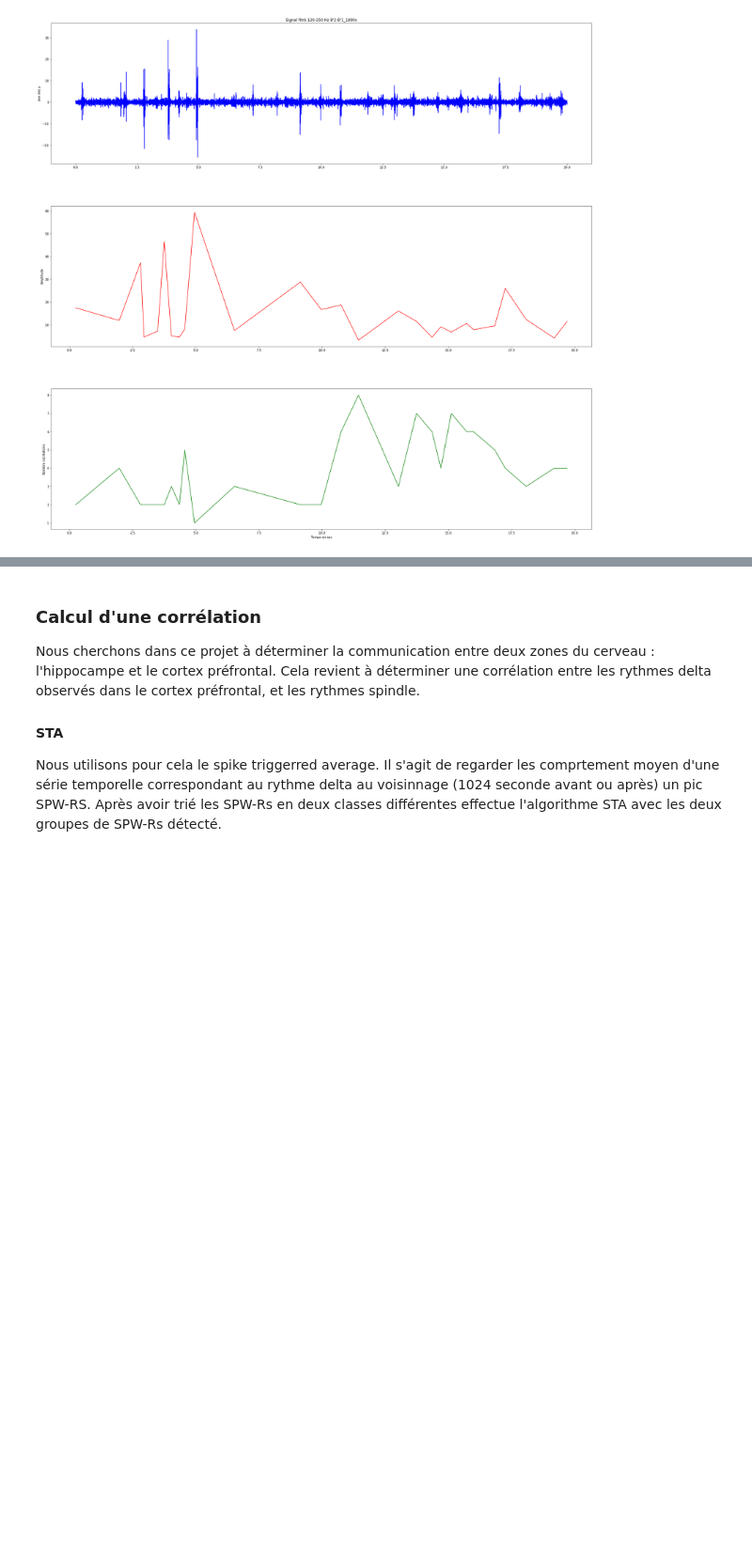
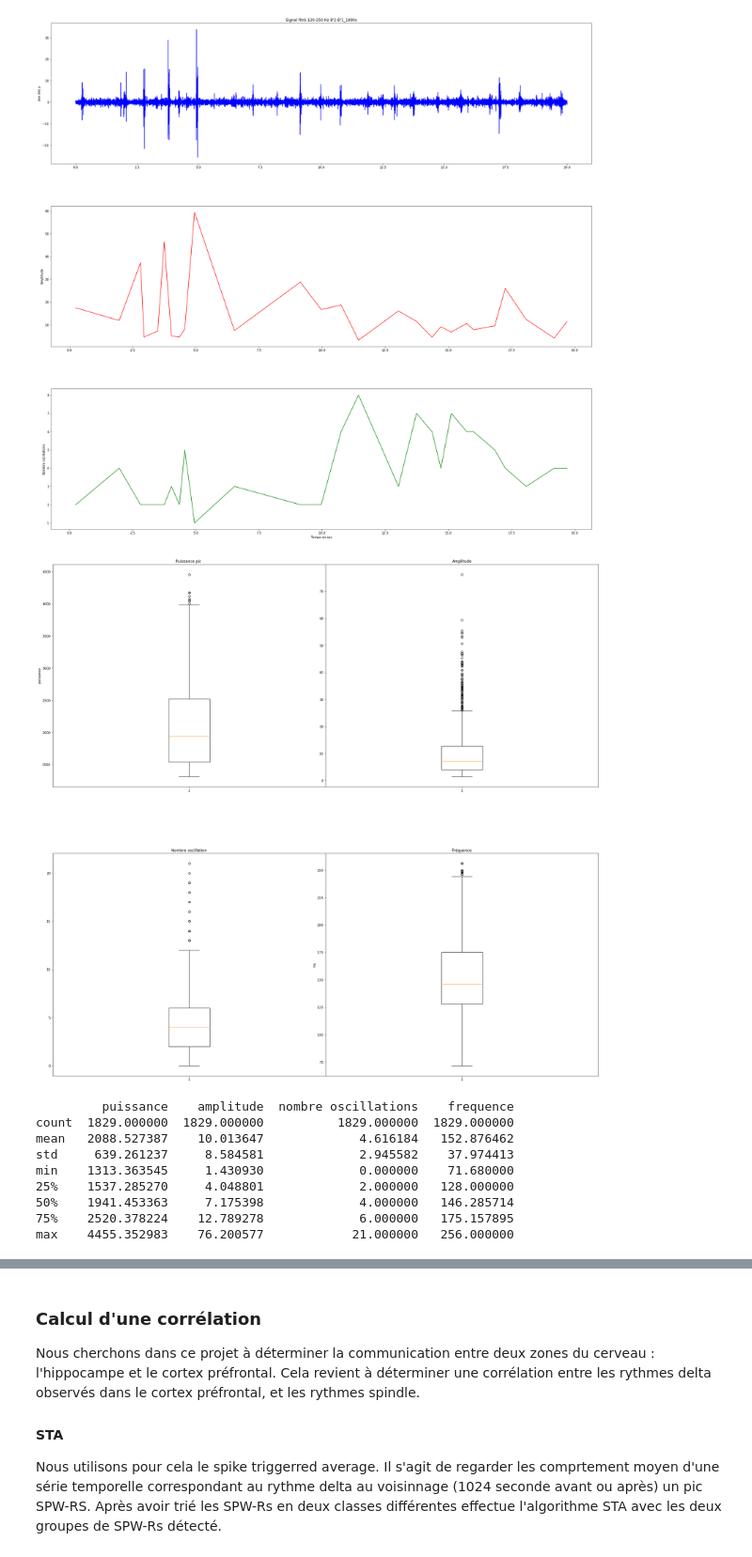
Before and after one commit to irisdum/Projet_Correlation_sharpw_delta, a Jupyter notebook: Clean_analyse.ipynb, the cells around one changed output, grey strips where cells are left out. Shown at 94% size. Drawn from its saved outputs; the diff is of its cells as text; code cells hidden in the pictures; blank space fills up the shorter version.

```diff
--- a/Clean_analyse.ipynb
+++ b/Clean_analyse.ipynb
@@ -181,3 +181,22 @@ char_O=chemin+"O'9-O'8_1800s.txt"
 plot_crit(char_B,T)
 # %% [output]
 [figure]
+# %%
+from extract_features import*
+time=1800
+T=[round(i/512,6) for i in range(1,time*512+1)]
+chemin ='/Users/iris/Desktop/Projet_Rech/Exemple/EEG_58_Sig/Donnes_signaux/'
+char_B =chemin+"B'2-B'1_1800s.txt"
+
+analyse_crit(char_B,T)
+# %% [output]
+[figure, added]
+         puissance    amplitude  nombre oscillations    frequence
+count  1829.000000  1829.000000          1829.000000  1829.000000
+mean   2088.527387    10.013647             4.616184   152.876462
+std     639.261237     8.584581             2.945582    37.974413
+min    1313.363545     1.430930             0.000000    71.680000
+25%    1537.285270     4.048801             2.000000   128.000000
+50%    1941.453363     7.175398             4.000000   146.285714
+75%    2520.378224    12.789278             6.000000   175.157895
+max    4455.352983    76.200577            21.000000   256.000000
```
Also changed, not shown: parts of 5 cells of this notebook, 2 other files.
